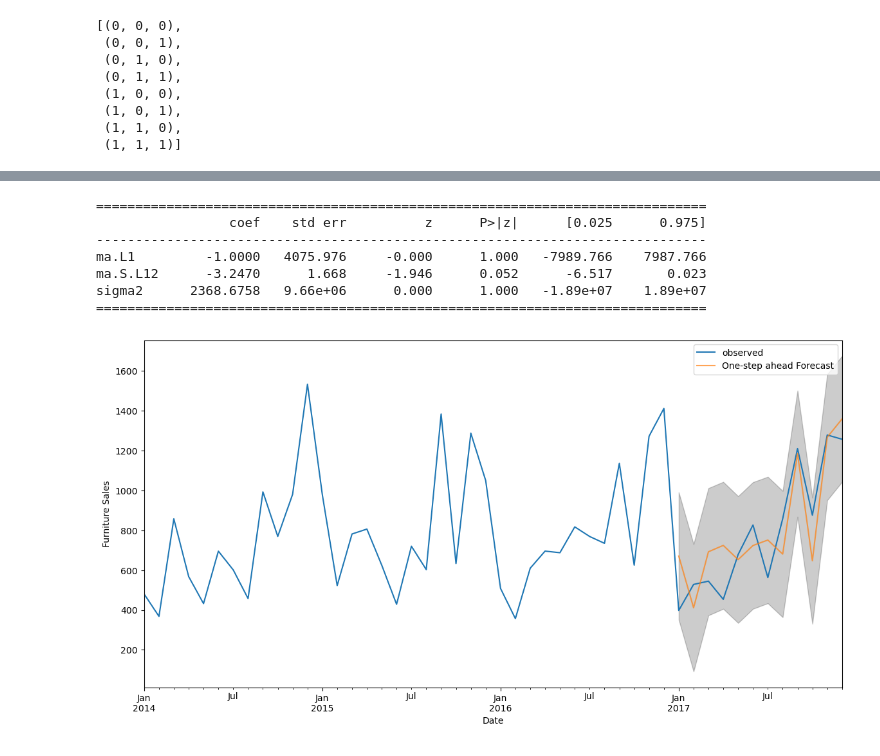
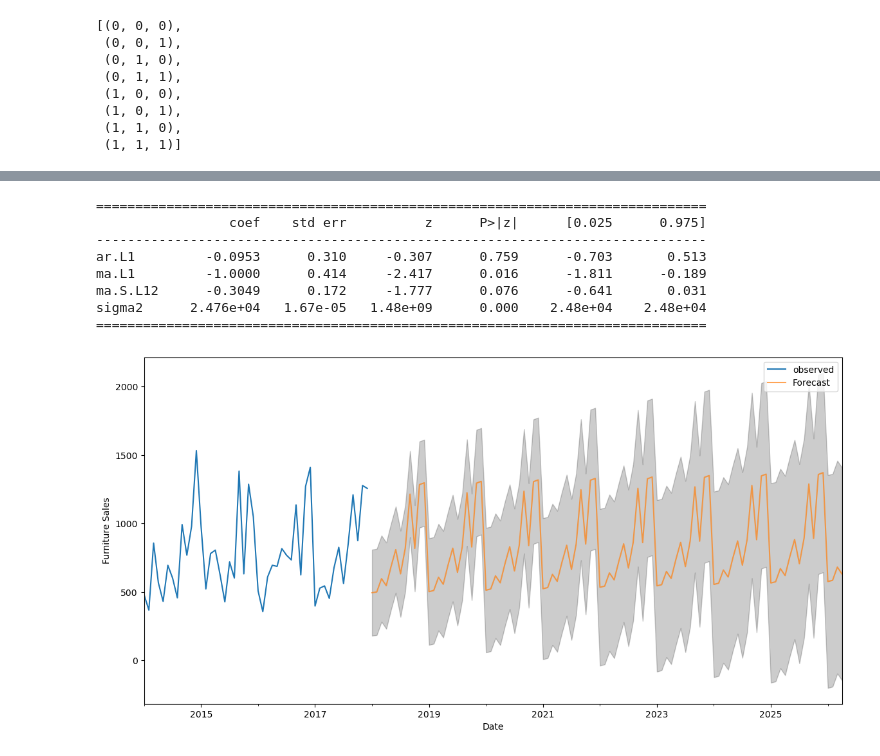
Before and after one commit to zhaopengl/Time-series-data-science, a Jupyter notebook: Time-series-forecasting.ipynb, the cells around one changed output, grey strips where cells are left out. Cells and saved outputs as stored; diff of their text form; code cells hidden in the pictures.

Commit message:
forecast added

```diff
--- a/Time-series-forecasting.ipynb
+++ b/Time-series-forecasting.ipynb
@@ -272,30 +236,32 @@ Parameters selected: (0, 1, 1) (0, 1, 1, 12)
 # %%
 mod = SARIMAX(y,
-                                order=(0, 1, 1),
-                                seasonal_order=(0, 1, 1, 12),
-                                enforce_stationarity=False,
-                                enforce_invertibility=False)
+                order=(1, 1, 1),
+                seasonal_order=(0, 1, 1, 12),
+                enforce_stationarity=False,
+                enforce_invertibility=False)
 results = mod.fit()
 print(results.summary().tables[1])
 # %% [output]
 ==============================================================================
                  coef    std err          z      P>|z|      [0.025      0.975]
 ------------------------------------------------------------------------------
-ma.L1         -1.0000   4075.976     -0.000      1.000   -7989.766    7987.766
-ma.S.L12      -3.2470      1.668     -1.946      0.052      -6.517       0.023
-sigma2      2368.6758   9.66e+06      0.000      1.000   -1.89e+07    1.89e+07
+ar.L1         -0.0953      0.310     -0.307      0.759      -0.703       0.513
+ma.L1         -1.0000      0.414     -2.417      0.016      -1.811      -0.189
+ma.S.L12      -0.3049      0.172     -1.777      0.076      -0.641       0.031
+sigma2      2.476e+04   1.67e-05   1.48e+09      0.000    2.48e+04    2.48e+04
 ==============================================================================
 # %%
-pred = results.get_prediction(start=pd.to_datetime('2017-01-01'), dynamic=False)
+pred = results.get_forecast(steps=100)
 pred_ci = pred.conf_int()
 ax = y['2014':].plot(label='observed')
-pred.predicted_mean.plot(ax=ax, label='One-step ahead Forecast', alpha=.7, figsize=(14, 7))
+pred.predicted_mean.plot(ax=ax, label='Forecast', alpha=.7, figsize=(14, 7))
 ax.fill_between(pred_ci.index,
                 pred_ci.iloc[:, 0],
-                pred_ci.iloc[:, 1], color='k', alpha=.2)
+                pred_ci.iloc[:, 1], color='k', alpha=.2
+)
 ax.set_xlabel('Date')
 ax.set_ylabel('Furniture Sales')
 plt.legend()
 plt.show()
 # %% [output]
-[figure, old version]
+[figure, new version]
```
Also changed, not shown: parts of 6 cells of this notebook.
